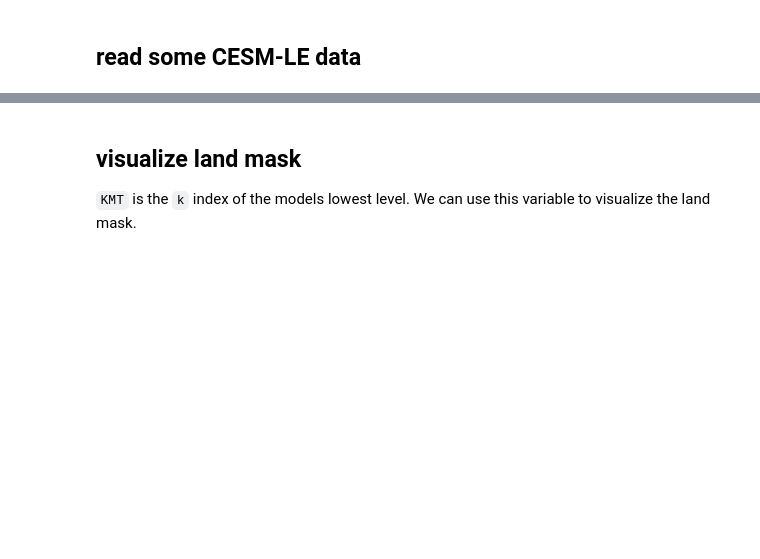
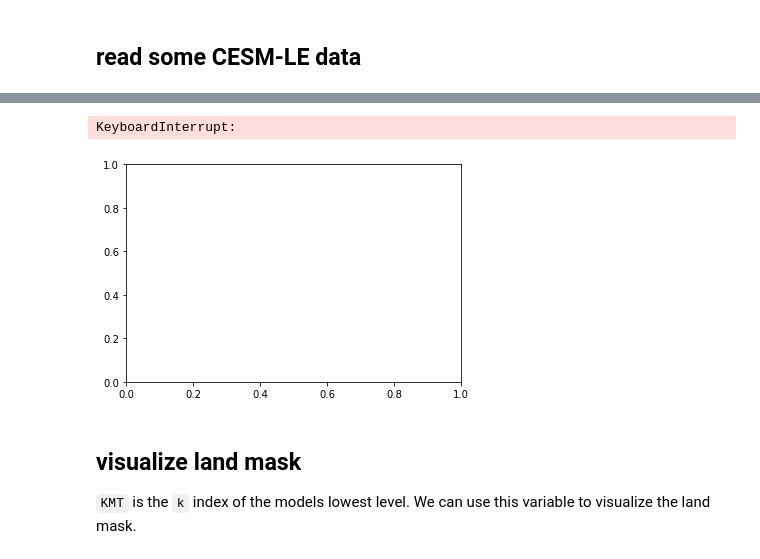
Before and after one commit to matt-long/krill-cesm-le, a Jupyter notebook: notebooks/cesm-le-initial-look.ipynb, the cells around one changed output, grey strips where cells are left out. Cells and saved outputs as stored; diff of their text form; code cells hidden in the pictures; blank space fills up the shorter version.

Commit message:
add clim, but cannot compute, dask workers killed

```diff
--- a/notebooks/cesm-le-initial-look.ipynb
+++ b/notebooks/cesm-le-initial-look.ipynb
@@ -16,16 +35,22 @@ freq = 'monthly'
 stream = 'pop.h' # POP ocean model monthly stream
 case = 'b.e11.B20TRC5CNBDRD.f09_g16.001'
 
-variable = ['SST', 'diatChl']
+variables = ['SST', 'diatChl']
+grid_vars = ['KMT', 'TAREA', 'TLAT', 'TLONG', 'z_t', 'dz', 'z_t_150m', 'time', 'time_bound']
 
 # loop over variables, construct list of datasets
 ds_list = []
-for v in variable:
+for v in variables:
     files = glob(f'{cesmle_root}/{component}/proc/tseries/{freq}/{v}/{case}.{stream}.{v}.*.nc')
-    dsi = xr.open_mfdataset(files, decode_coords=False)
+    dsi = xr.open_mfdataset(files, decode_coords=False, decode_times=False)
     ds_list.append(dsi)
 
 ds = xr.merge(ds_list)
+ds = ds[variables+grid_vars]
+
+ds['time'] = xr.DataArray(cftime.num2date(ds.time_bound.mean(dim='d2'), units=ds.time.units,
+                                         calendar=ds.time.calendar), dims=('time'))
+
 ds
 # %% [output]
 to use the new `combine_by_coords` function (or the
@@ -54,0 +83,14 @@ Dimensions without coordinates: d2, moc_comp, nlat, nlon, transport_comp, transp
+# %%
+%%time
+#ds = ds.sel(time=slice('1986-01-01', '2005-12-31'))
+
+# compute climatology only on variables with 'time' dimension
+ds_clim = ds[variables].isel(time=slice(1632, 1872)).groupby('time.month').mean('time')
+
+# add back grid variables
+for v in grid_vars:
+    if 'time' not in v:
+        ds_clim[v] = ds[v]
+
+ds_clim = ds_clim.compute()
+ds_clim
@@ -55,3 +103,8 @@ Dimensions without coordinates: d2, moc_comp, nlat, nlon, transport_comp, transp
+# %%
+ds_clim.SST.sel(month=1).plot()
+# %% [output]
+KeyboardInterrupt:
+[figure, added]
 # %% [markdown]
 ## visualize land mask
 
```
Also changed, not shown: parts of 6 cells of this notebook.
